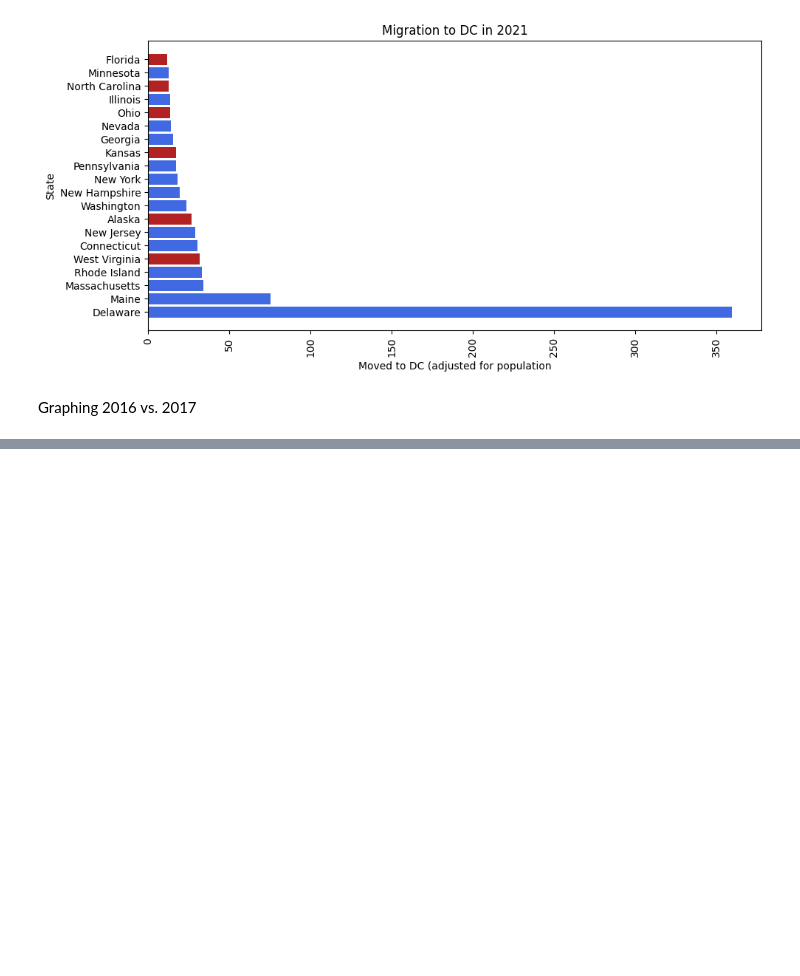
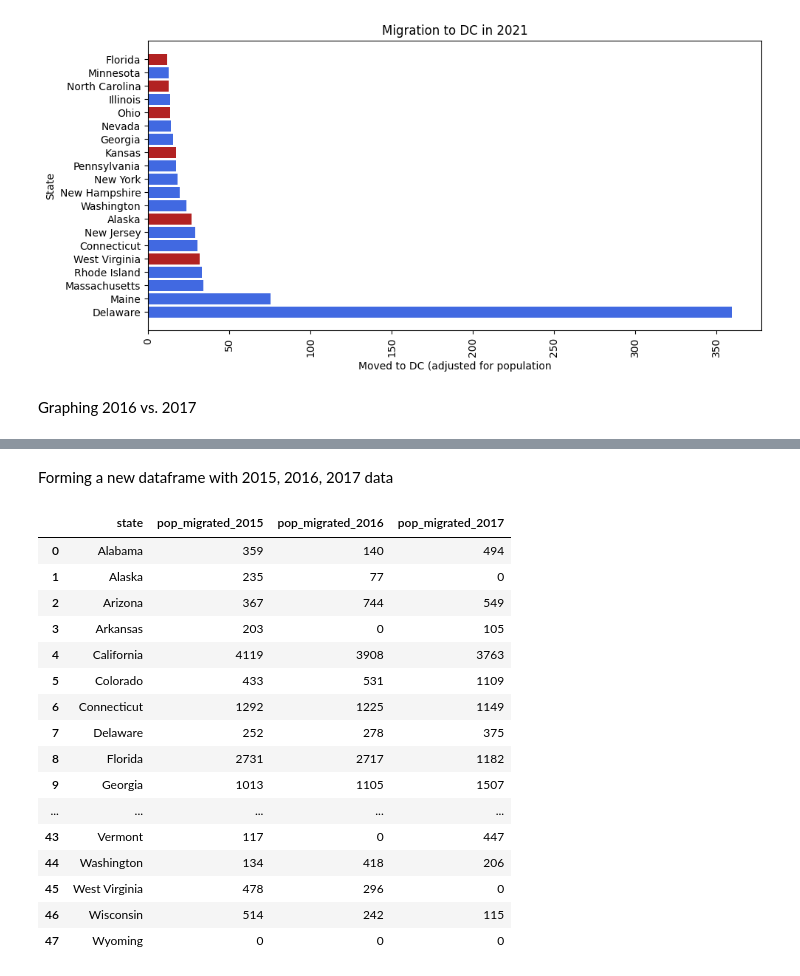
Before and after one commit to AbigailMihaly/D.C.-In-Migration-After-Elections, a Jupyter notebook: DC-migration-charts.ipynb, the cells around one changed output, grey strips where cells are left out. Cells and saved outputs as stored; diff of their text form; code cells hidden in the pictures; blank space fills up the shorter version.

```diff
--- a/DC-migration-charts.ipynb
+++ b/DC-migration-charts.ipynb
@@ -136,0 +134,30 @@ Graphing 2016 vs. 2017
+# %% [markdown]
+Forming a new dataframe with 2015, 2016, 2017 data
+# %%
+df_2015_16_17_compare = pd.DataFrame()
+
+df_2015_16_17_compare['state'] = df_2017['state'].copy()
+df_2015_16_17_compare['pop_migrated_2015'] = df_2015['pop_migrated'].copy()
+df_2015_16_17_compare['pop_migrated_2016'] = df_2016['pop_migrated'].copy()
+df_2015_16_17_compare['pop_migrated_2017'] = df_2017['pop_migrated'].copy()
+
+
+df_2015_16_17_compare
+# %% [output]
+|  | state | pop_migrated_2015 | pop_migrated_2016 | pop_migrated_2017 |
+| 0 | Alabama | 359 | 140 | 494 |
+| 1 | Alaska | 235 | 77 | 0 |
+| 2 | Arizona | 367 | 744 | 549 |
+| 3 | Arkansas | 203 | 0 | 105 |
+| 4 | California | 4119 | 3908 | 3763 |
+| 5 | Colorado | 433 | 531 | 1109 |
+| 6 | Connecticut | 1292 | 1225 | 1149 |
+| 7 | Delaware | 252 | 278 | 375 |
+| 8 | Florida | 2731 | 2717 | 1182 |
+| 9 | Georgia | 1013 | 1105 | 1507 |
+| ... | ... | ... | ... | ... |
+| 43 | Vermont | 117 | 0 | 447 |
+| 44 | Washington | 134 | 418 | 206 |
+| 45 | West Virginia | 478 | 296 | 0 |
+| 46 | Wisconsin | 514 | 242 | 115 |
+| 47 | Wyoming | 0 | 0 | 0 |
```
Also changed, not shown: parts of 15 cells of this notebook, 5 other files.
